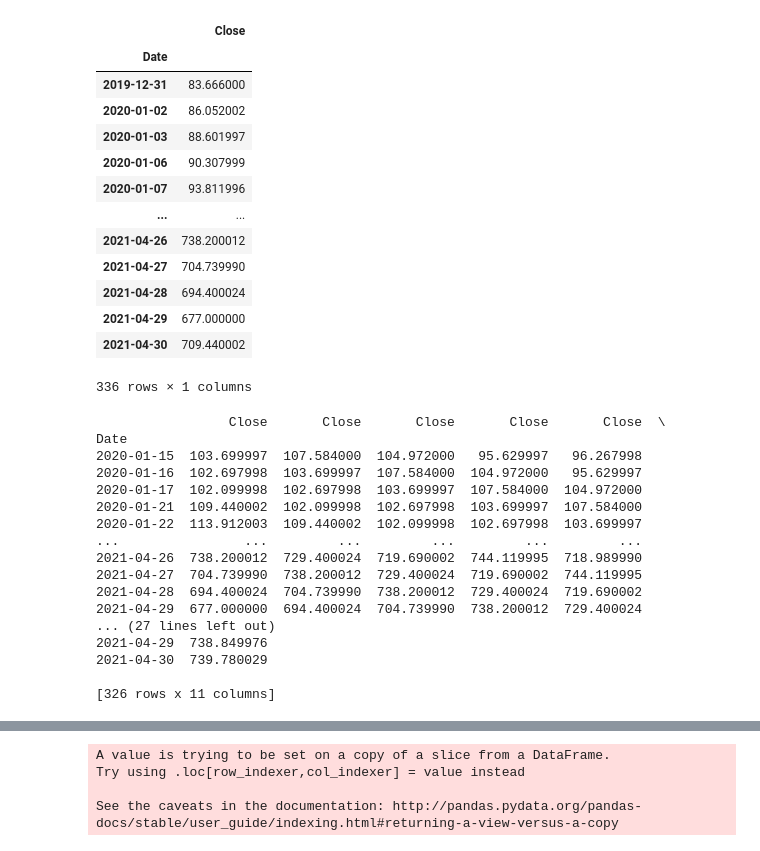
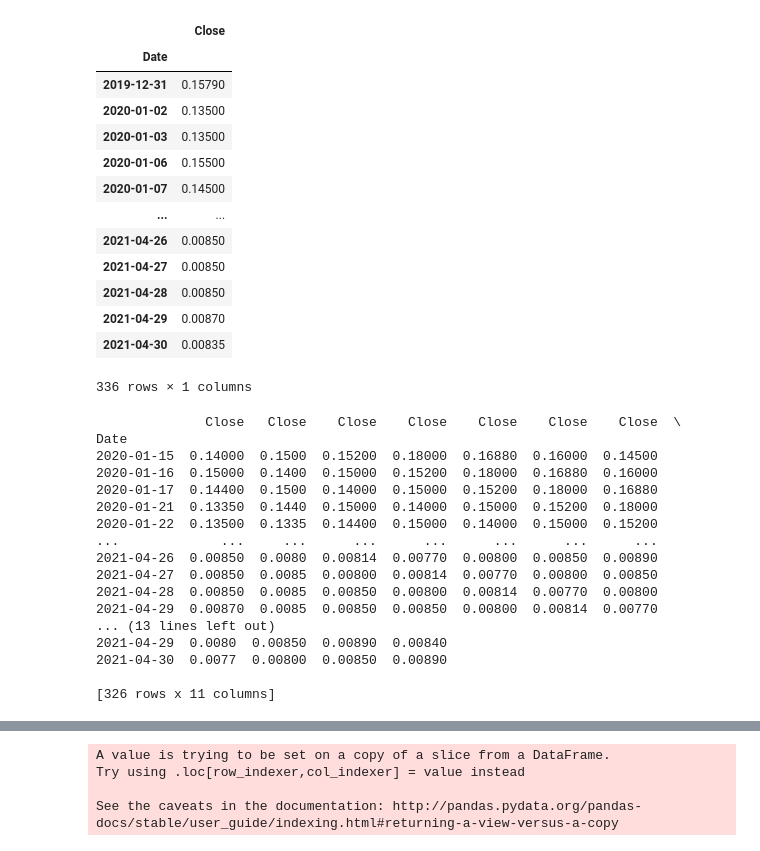
Before and after one commit to Wulffn/DSC_Exam, a Jupyter notebook: ML/tesla_linear_regression.ipynb, the cells around one changed output, grey strips where cells are left out. Saved outputs shown, nothing was run; the diff lists cells and outputs as text; code cells hidden in the pictures.

```diff
--- a/ML/tesla_linear_regression.ipynb
+++ b/ML/tesla_linear_regression.ipynb
@@ -7,23 +7,23 @@ import datetime
 import matplotlib.pyplot as plt
 # %%
 # datoer er YYYY-MM-DD
-df = yf.download('TSLA', start='2020-01-01', end='2021-05-01', progress=False)
+df = yf.download('AMAZ', start='2020-01-01', end='2021-05-01', progress=False)
 df_close = df[['Close']]
 df_close
 # %% [output]
 |  | Close |
 | Date |  |
-| 2019-12-31 | 83.666000 |
-| 2020-01-02 | 86.052002 |
-| 2020-01-03 | 88.601997 |
-| 2020-01-06 | 90.307999 |
-| 2020-01-07 | 93.811996 |
+| 2019-12-31 | 0.15790 |
+| 2020-01-02 | 0.13500 |
+| 2020-01-03 | 0.13500 |
+| 2020-01-06 | 0.15500 |
+| 2020-01-07 | 0.14500 |
 | ... | ... |
-| 2021-04-26 | 738.200012 |
-| 2021-04-27 | 704.739990 |
-| 2021-04-28 | 694.400024 |
-| 2021-04-29 | 677.000000 |
-| 2021-04-30 | 709.440002 |
+| 2021-04-26 | 0.00850 |
+| 2021-04-27 | 0.00850 |
+| 2021-04-28 | 0.00850 |
+| 2021-04-29 | 0.00870 |
+| 2021-04-30 | 0.00835 |
 336 rows × 1 columns
 # %%
 # We only need the column Close that is the value that we want to predict. Our goal now is to transform the data so we can feed them into our Machine Learning model. We want to have as features the last 10 closing prices. The easiest way to do it is to use the shift function of Pandas.
@@ -33,21 +33,21 @@ df_close_shifted = pd.concat([df_close, df_close.shift(), df_close.shift(2), df_
 
 print(df_close_shifted)
 # %% [output]
-                 Close       Close       Close       Close       Close  \
+              Close   Close    Close    Close    Close    Close    Close  \
 Date
-2020-01-15  103.699997  107.584000  104.972000   95.629997   96.267998
-2020-01-16  102.697998  103.699997  107.584000  104.972000   95.629997
-2020-01-17  102.099998  102.697998  103.699997  107.584000  104.972000
-2020-01-21  109.440002  102.099998  102.697998  103.699997  107.584000
-2020-01-22  113.912003  109.440002  102.099998  102.697998  103.699997
-...                ...         ...         ...         ...         ...
-2021-04-26  738.200012  729.400024  719.690002  744.119995  718.989990
-2021-04-27  704.739990  738.200012  729.400024  719.690002  744.119995
-2021-04-28  694.400024  704.739990  738.200012  729.400024  719.690002
-2021-04-29  677.000000  694.400024  704.739990  738.200012  729.400024
-... (27 lines left out)
-2021-04-29  738.849976
-2021-04-30  739.780029
+2020-01-15  0.14000  0.1500  0.15200  0.18000  0.16880  0.16000  0.14500
+2020-01-16  0.15000  0.1400  0.15000  0.15200  0.18000  0.16880  0.16000
+2020-01-17  0.14400  0.1500  0.14000  0.15000  0.15200  0.18000  0.16880
+2020-01-21  0.13350  0.1440  0.15000  0.14000  0.15000  0.15200  0.18000
+2020-01-22  0.13500  0.1335  0.14400  0.15000  0.14000  0.15000  0.15200
+...             ...     ...      ...      ...      ...      ...      ...
+2021-04-26  0.00850  0.0080  0.00814  0.00770  0.00800  0.00850  0.00890
+2021-04-27  0.00850  0.0085  0.00800  0.00814  0.00770  0.00800  0.00850
+2021-04-28  0.00850  0.0085  0.00850  0.00800  0.00814  0.00770  0.00800
+2021-04-29  0.00870  0.0085  0.00850  0.00850  0.00800  0.00814  0.00770
+... (13 lines left out)
+2021-04-29  0.0080  0.00850  0.00890  0.00840
+2021-04-30  0.0077  0.00800  0.00850  0.00890
 
 [326 rows x 11 columns]
 # %%
```
Also changed, not shown: parts of 2 cells of this notebook, 5 other files.
